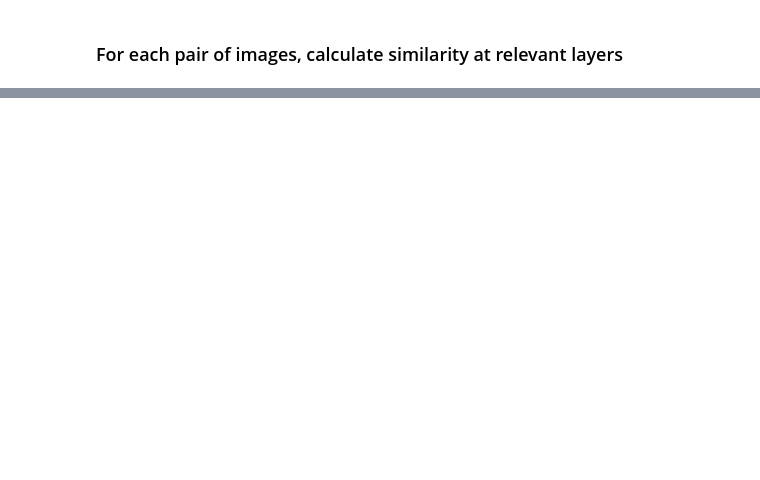
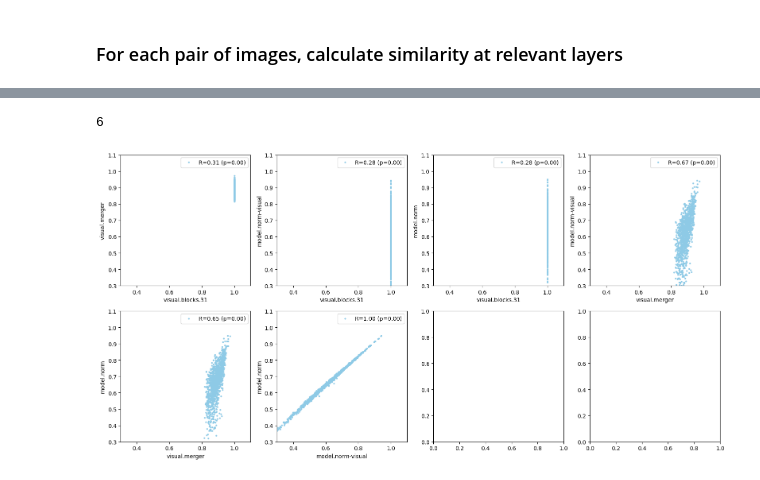
Before and after one commit to allisonchen23/vlm-lens, a Jupyter notebook: notebooks/get_representations.ipynb, the cells around one changed output, grey strips where cells are left out. Drawn from its saved outputs; the diff is of its cells as text; code cells hidden in the pictures; blank space fills up the shorter version.

```diff
--- a/notebooks/get_representations.ipynb
+++ b/notebooks/get_representations.ipynb
@@ -230,0 +299,60 @@ plt.show()
+# %%
+n_layers = len(module_names)
+n_graphs = int(n_layers * (n_layers - 1) / 2)
+
+print(n_graphs)
+n_cols = 4
+n_rows = n_graphs // n_cols
+if n_graphs % n_cols != 0:
+    n_rows += 1
+# For each pair of layers
+row_idx = 0
+col_idx = 0
+
+fig, axes = plt.subplots(nrows=n_rows, ncols=n_cols, figsize=(4 * n_cols, 4 * n_rows))
+for layer_i in range(n_layers - 1):
+    for layer_j in range(layer_i + 1, n_layers):
+        if n_rows > 1:
+            ax = axes[row_idx, col_idx]
+        else:
+            ax = axes[col_idx]
+        name_i = module_names[layer_i]
+        name_j = module_names[layer_j]
+
+        sim_i = module_similarities[layer_i]
+        sim_j = module_similarities[layer_j]
+
+        # Calculate correlation
+        corr, pval = spearmanr(sim_i, sim_j)
+
+        fig, ax = visualizations.plot(
+            fig=fig,
+            ax=ax,
+            xs=[sim_i],
+            ys=[sim_j],
+            line=False,
+            marker_size=2,
+            xlabel=name_i,
+            ylabel=name_j,
+            xlimits=[0.3, 1.1],
+            ylimits=[0.3, 1.1],
+            labels=['R={:.2f} (p={:.2f})'.format(corr, pval)]
+        )
+        if n_rows > 1:
+            axes[row_idx, col_idx] = ax
+        else:
+            axes[col_idx] = ax
+
+        # Update row and column idxs
+        col_idx += 1
+        if col_idx == n_cols:
+            col_idx = 0
+            row_idx += 1
+
+plt.show()
+# Get each similarity data array and plot
+
+# Calculate correlation metric
+# %% [output]
+6
+[figure, added]
```
Also changed, not shown: parts of 8 cells of this notebook, 1 other file.
